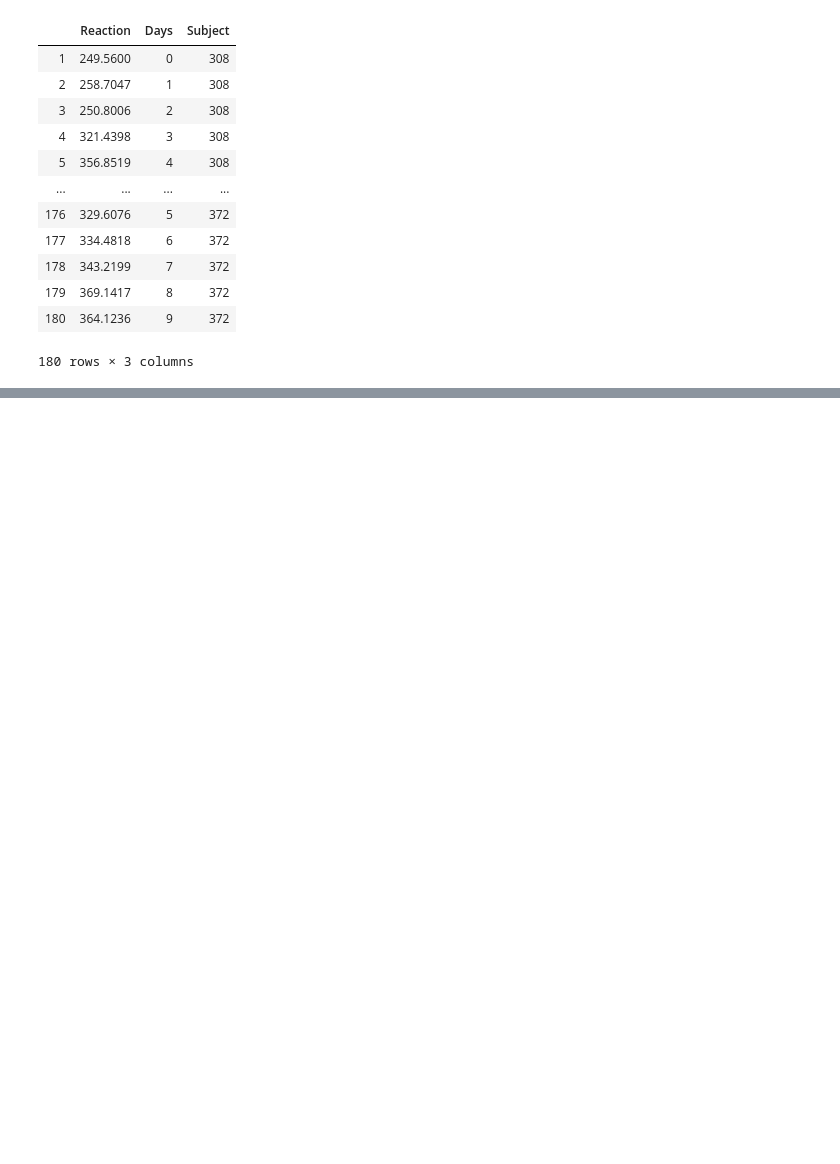
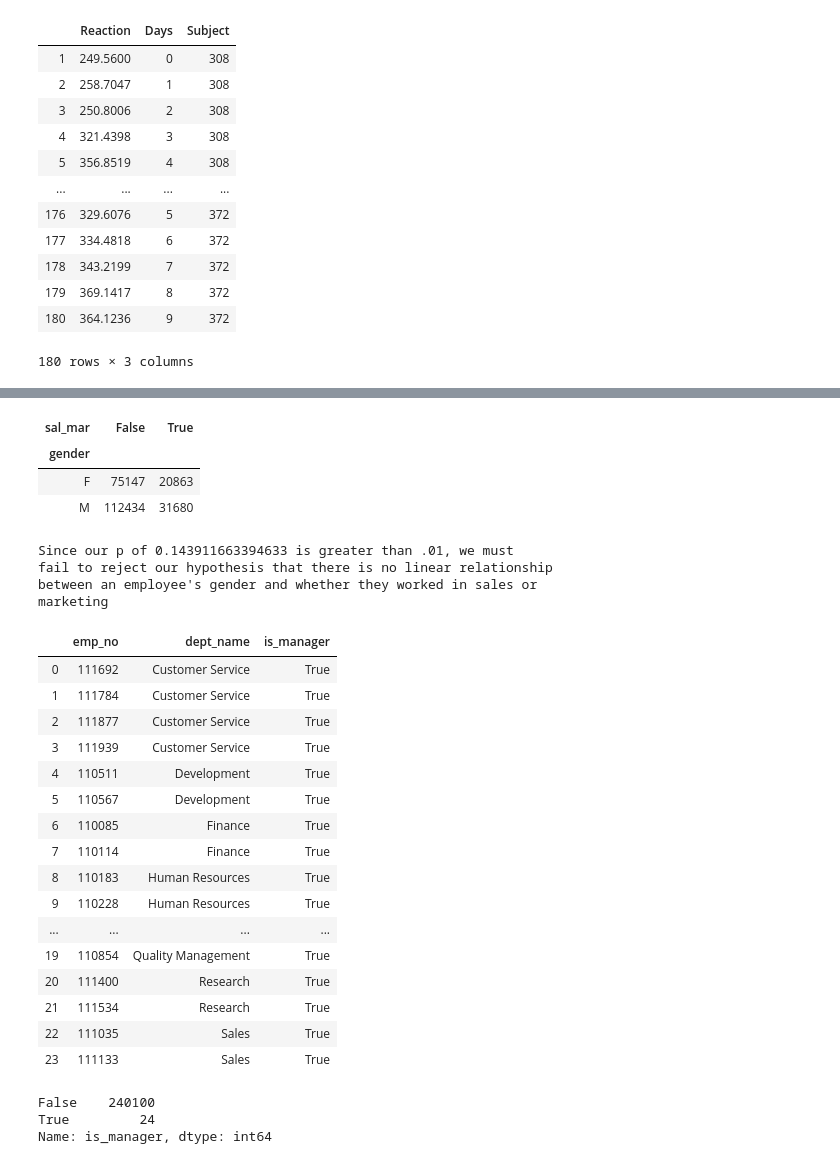
Before and after one commit to CameronGTaylor/statistics-exercises, a Jupyter notebook: hypothesis_testing.ipynb, the cells around one changed output, grey strips where cells are left out. Drawn from its saved outputs; the diff is of its cells as text; code cells hidden in the pictures; blank space fills up the shorter version.

```diff
--- a/hypothesis_testing.ipynb
+++ b/hypothesis_testing.ipynb
@@ -584,0 +635,14 @@ between days and reaction time
+# %%
+url = get_db_url(user, host, password, 'employees')
+
+query = """
+    SELECT e.emp_no, gender, d.dept_name
+    FROM employees e
+    JOIN dept_emp de USING (emp_no)
+    JOIN departments d USING (dept_no)
+    WHERE de.to_date LIKE '9999%%'
+    """
+
+employees = pd.read_sql(query, url)
+
+employees
@@ -584,0 +681,58 @@ between days and reaction time
+# %%
+emp_cross = pd.crosstab(employees.gender, employees.sal_mar)
+emp_cross
+# %% [output]
+| sal_mar | False | True |
+| gender |  |  |
+| F | 75147 | 20863 |
+| M | 112434 | 31680 |
+# %%
+chi2, p, degf, expected = stats.chi2_contingency(emp_cross)
+print(f'''Since our p of {p} is greater than .01, we must
+fail to reject our hypothesis that there is no linear relationship
+between an employee's gender and whether they worked in sales or
+marketing''')
+# %% [output]
+Since our p of 0.143911663394633 is greater than .01, we must
+fail to reject our hypothesis that there is no linear relationship
+between an employee's gender and whether they worked in sales or
+marketing
+# %%
+query = """
+    SELECT emp_no, dept_name
+    FROM dept_manager dm
+    JOIN departments d USING (dept_no)
+    """
+
+emp_managers = pd.read_sql(query, url)
+
+emp_managers['is_manager'] = True
+emp_managers
+# %% [output]
+|  | emp_no | dept_name | is_manager |
+| 0 | 111692 | Customer Service | True |
+| 1 | 111784 | Customer Service | True |
+| 2 | 111877 | Customer Service | True |
+| 3 | 111939 | Customer Service | True |
+| 4 | 110511 | Development | True |
+| 5 | 110567 | Development | True |
+| 6 | 110085 | Finance | True |
+| 7 | 110114 | Finance | True |
+| 8 | 110183 | Human Resources | True |
+| 9 | 110228 | Human Resources | True |
+| ... | ... | ... | ... |
+| 19 | 110854 | Quality Management | True |
+| 20 | 111400 | Research | True |
+| 21 | 111534 | Research | True |
+| 22 | 111035 | Sales | True |
+| 23 | 111133 | Sales | True |
+# %%
+emp_test = employees
+emp_with_man = pd.merge(emp_test, emp_managers, how='left',
+         left_on='emp_no', right_on='emp_no')
+emp_with_man.is_manager.fillna(False, inplace=True)
+emp_with_man.is_manager.value_counts()
+# %% [output]
+False    240100
+True         24
+Name: is_manager, dtype: int64
```
Also changed, not shown: parts of 17 cells of this notebook.
